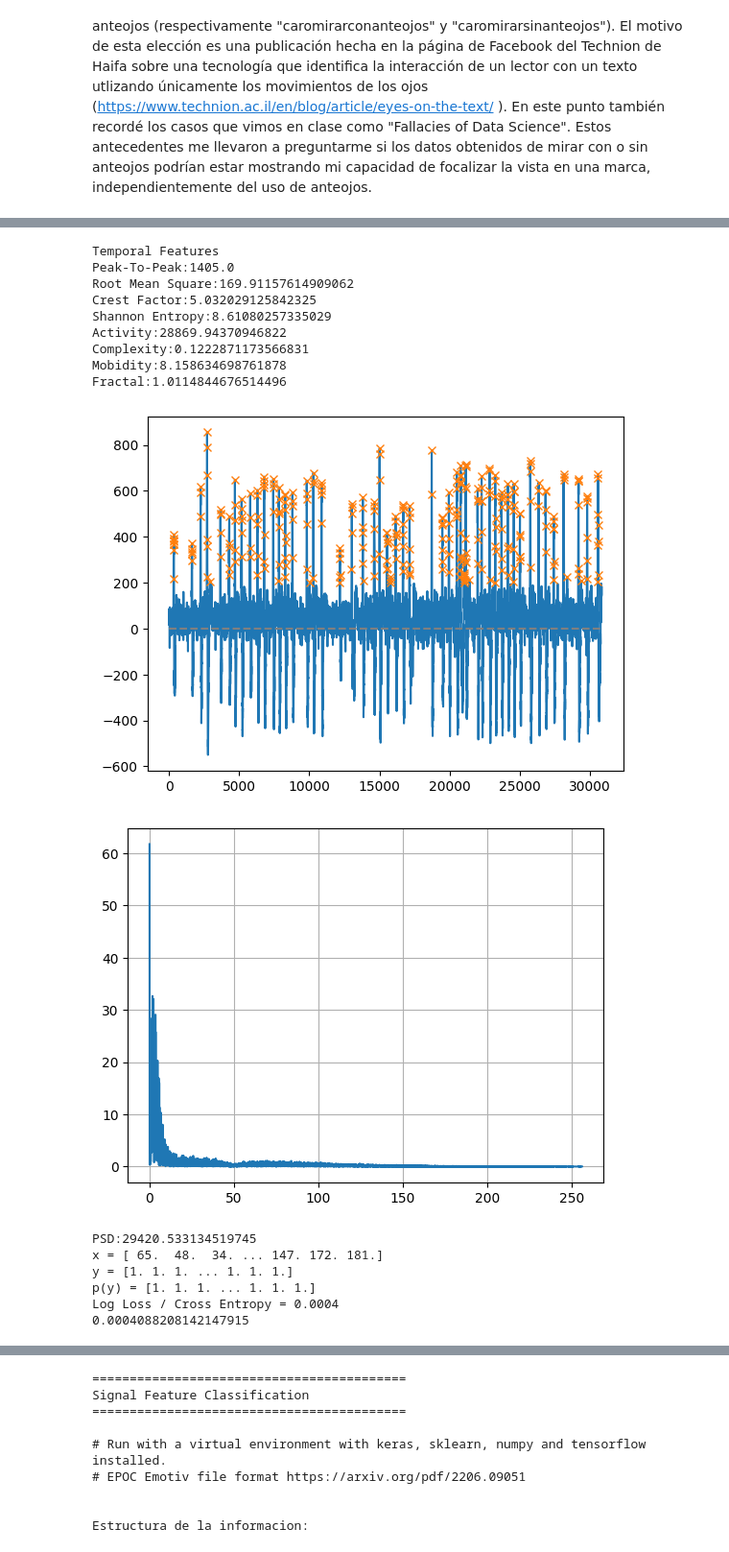
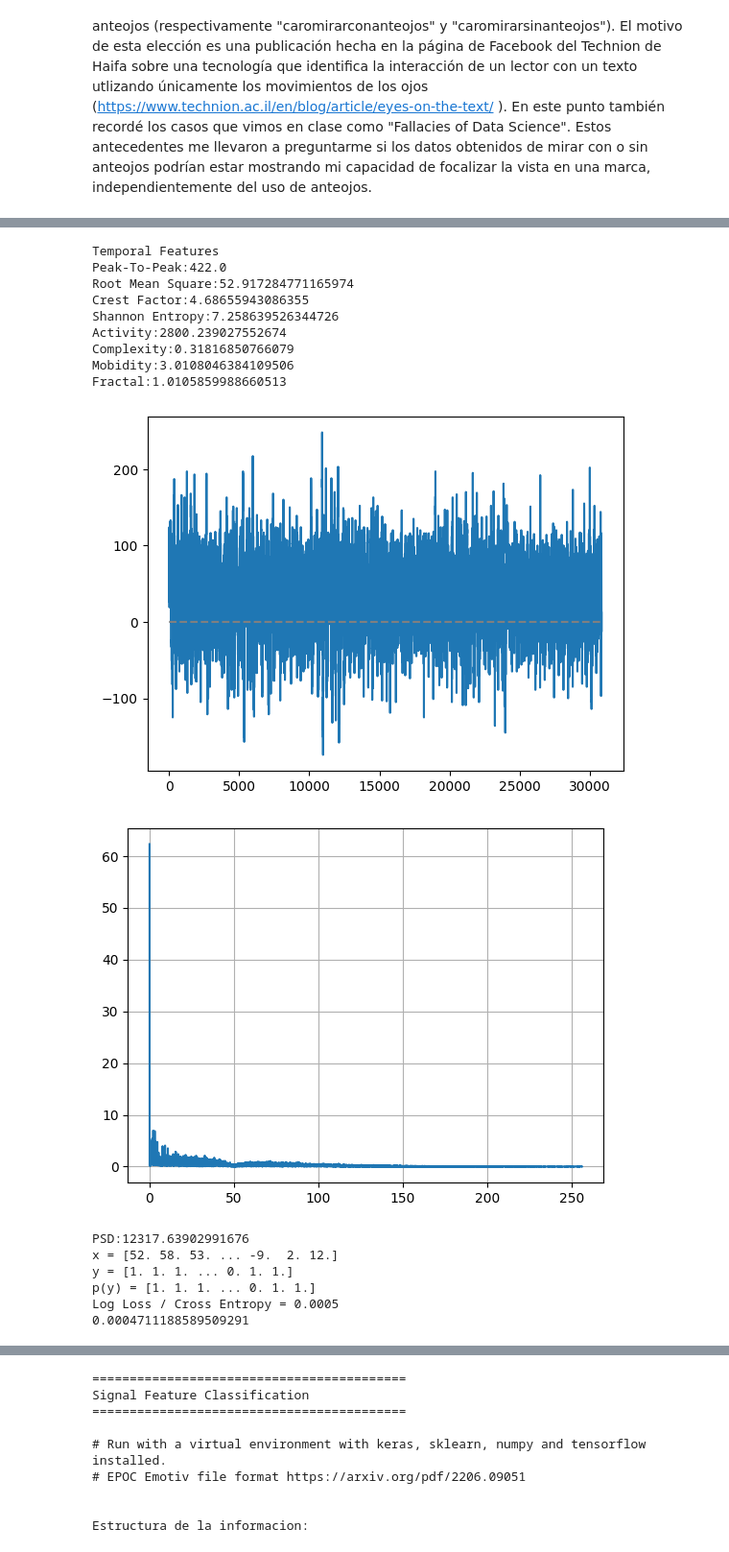
Before and after one commit to carolinajas911/dm2024c, a Jupyter notebook: tpfinalneurociencias.ipynb, the cells around one changed output, grey strips where cells are left out. Shown at 96% size. Cells and saved outputs as stored; diff of their text form; code cells hidden in the pictures.

```diff
--- a/tpfinalneurociencias.ipynb
+++ b/tpfinalneurociencias.ipynb
@@ -603,7 +1293,7 @@ print('Temporal Features')
 
 # reemplacé en este punto los distintos archivos
 
-signals = pd.read_csv("carobaseline.dat", delimiter=' ', names = ['timestamp','counter','eeg','attention','meditation','blinking'])
+signals = pd.read_csv("caroojoscerrados.dat", delimiter=' ', names = ['timestamp','counter','eeg','attention','meditation','blinking'])
 
 data = signals.values
 
@@ -638,7 +1328,7 @@ print('Fractal:' + str(fractal))
 import matplotlib.pyplot as plt
 from scipy.signal import find_peaks
 
-peaks, _ = find_peaks(eeg, height=200)
+peaks, _ = find_peaks(eeg, height=50)
 plt.plot(eeg)
 plt.plot(peaks, eeg[peaks], "x")
 plt.plot(np.zeros_like(eeg), "--", color="gray")
@@ -689,46 +1379,46 @@ logr.fit(x.reshape(-1, 1), y)
 y_pred = logr.predict_proba(x.reshape(-1, 1))[:, 1].ravel()
 loss = log_loss(y, y_pred)
 
 # %%
 
 y_inv = np.asarray([1-val for val in y_pred])
 y_i = np.asarray([1-val for val in y])
 
 y_pred[y_pred == 0] = 1e-10
 y_inv[y_inv == 0] = 1e-10
 
 sum1 = [log(val) for val in y_pred]
 sum2 = [log(val) for val in y_inv]
 
 
 
 s1 = sum1 * y
 s2 = sum2 * y_i
 
 Hq = - 1.0 / len(y_pred) * (s1.sum()+ s2.sum())
 
 # Logloss is binary cross entropy.
 print('x = {}'.format(x))
 print('y = {}'.format(y))
 print('p(y) = {}'.format(np.round(y_pred, 2)))
 print('Log Loss / Cross Entropy = {:.4f}'.format(loss))
 print (Hq)
 # %%
 # %% [output]
 Temporal Features
-Peak-To-Peak:1405.0
-Root Mean Square:169.91157614909062
-Crest Factor:5.032029125842325
-Shannon Entropy:8.61080257335029
-Activity:28869.94370946822
-Complexity:0.1222871173566831
-Mobidity:8.158634698761878
-Fractal:1.0114844676514496
+Peak-To-Peak:422.0
+Root Mean Square:52.917284771165974
+Crest Factor:4.68655943086355
+Shannon Entropy:7.258639526344726
+Activity:2800.239027552674
+Complexity:0.31816850766079
+Mobidity:3.0108046384109506
+Fractal:1.0105859988660513
-[figure, old version]
+[figure, new version]
-[figure, old version]
+[figure, new version]
-PSD:29420.533134519745
-x = [ 65.  48.  34. ... 147. 172. 181.]
-y = [1. 1. 1. ... 1. 1. 1.]
-p(y) = [1. 1. 1. ... 1. 1. 1.]
-Log Loss / Cross Entropy = 0.0004
-0.0004088208142147915
+PSD:12317.63902991676
+x = [52. 58. 53. ... -9.  2. 12.]
+y = [1. 1. 1. ... 0. 1. 1.]
+p(y) = [1. 1. 1. ... 0. 1. 1.]
+Log Loss / Cross Entropy = 0.0005
+0.0004711188589509291
```
Also changed, not shown: parts of 4 cells of this notebook.
